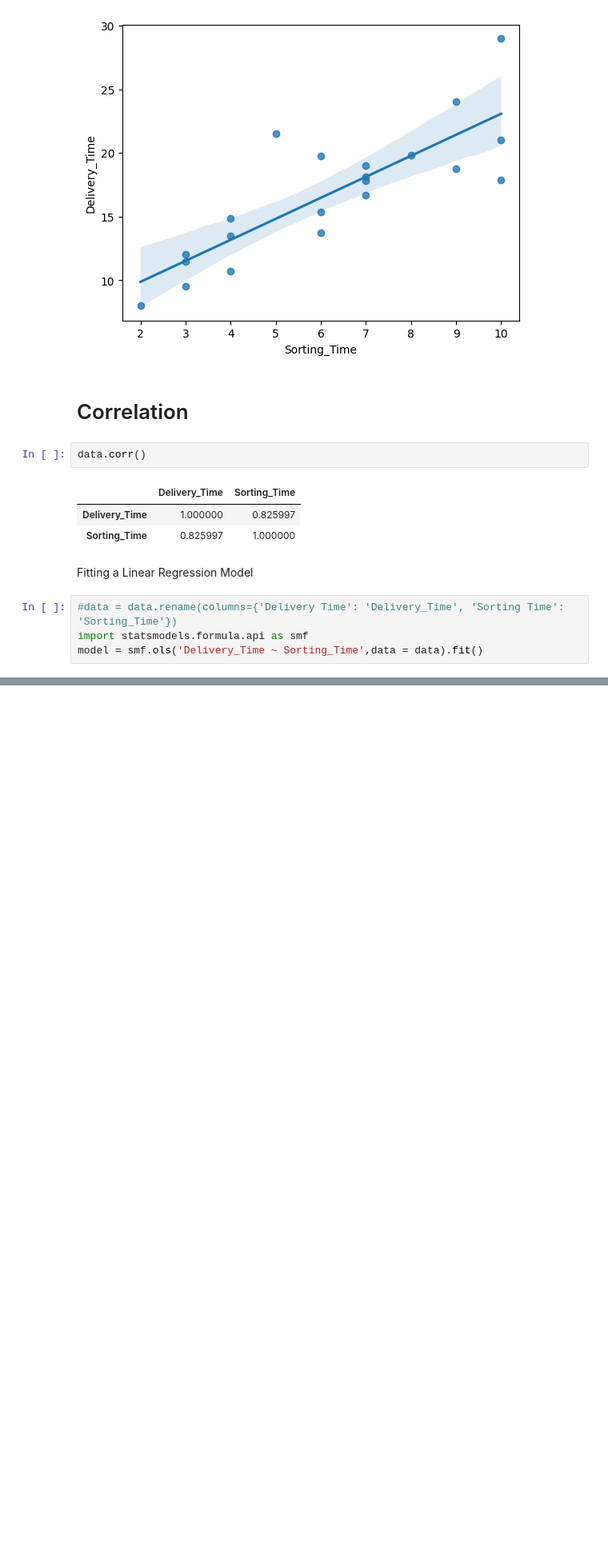
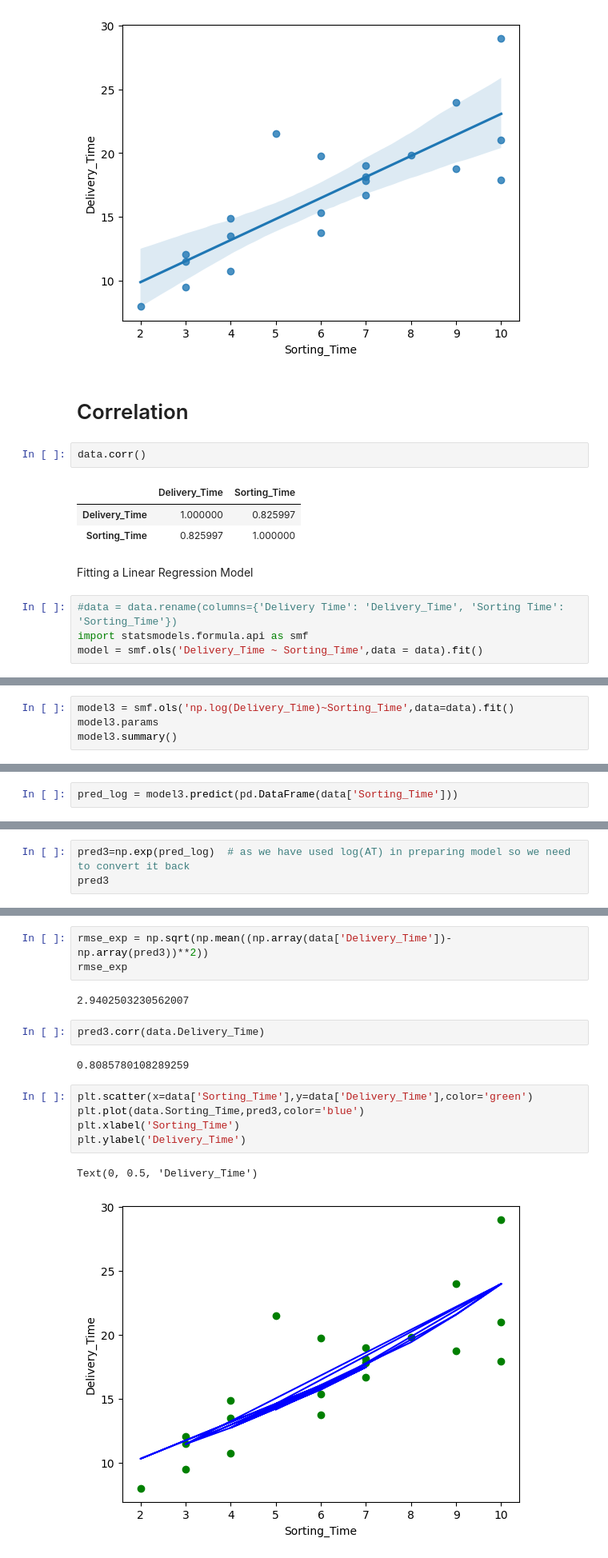
Before and after one commit to sinku29/Data-Science-Assignment, a Jupyter notebook: Delivery_time_Assignment.ipynb, the cells around one changed output, grey strips where cells are left out. Shown: that part at 80% size. Cells and saved outputs as stored; diff of their text form; blank space fills up the shorter version.

```diff
--- a/Delivery_time_Assignment.ipynb
+++ b/Delivery_time_Assignment.ipynb
@@ -201,0 +255,4 @@ dtype: float64
+# %%
+model3 = smf.ols('np.log(Delivery_Time)~Sorting_Time',data=data).fit()
+model3.params
+model3.summary()
@@ -201,0 +279,2 @@ dtype: float64
+# %%
+pred_log = model3.predict(pd.DataFrame(data['Sorting_Time']))
@@ -201,0 +301,3 @@ dtype: float64
+# %%
+pred3=np.exp(pred_log)  # as we have used log(AT) in preparing model so we need to convert it back
+pred3
@@ -201,0 +322,17 @@ dtype: float64
+# %%
+rmse_exp = np.sqrt(np.mean((np.array(data['Delivery_Time'])-np.array(pred3))**2))
+rmse_exp
+# %% [output]
+2.9402503230562007
+# %%
+pred3.corr(data.Delivery_Time)
+# %% [output]
+0.8085780108289259
+# %%
+plt.scatter(x=data['Sorting_Time'],y=data['Delivery_Time'],color='green')
+plt.plot(data.Sorting_Time,pred3,color='blue')
+plt.xlabel('Sorting_Time')
+plt.ylabel('Delivery_Time')
+# %% [output]
+Text(0, 0.5, 'Delivery_Time')
+[figure, added]
```
Also changed, not shown: parts of 40 cells of this notebook.
